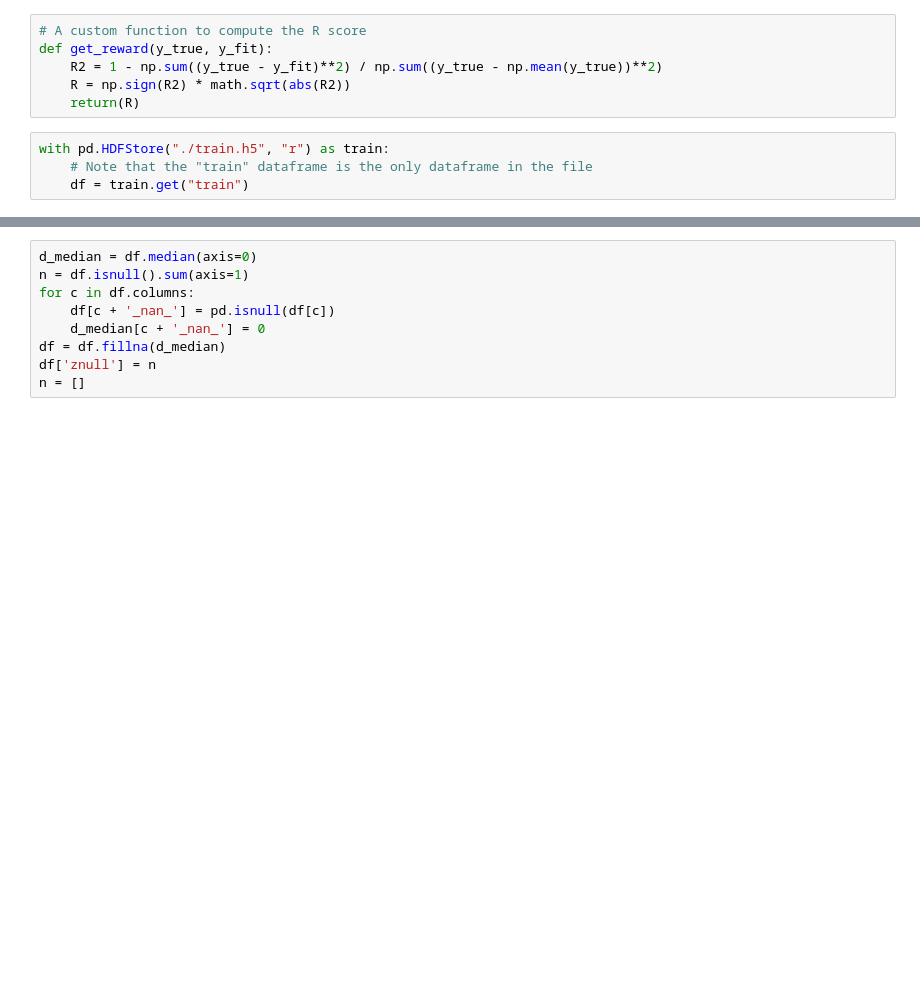
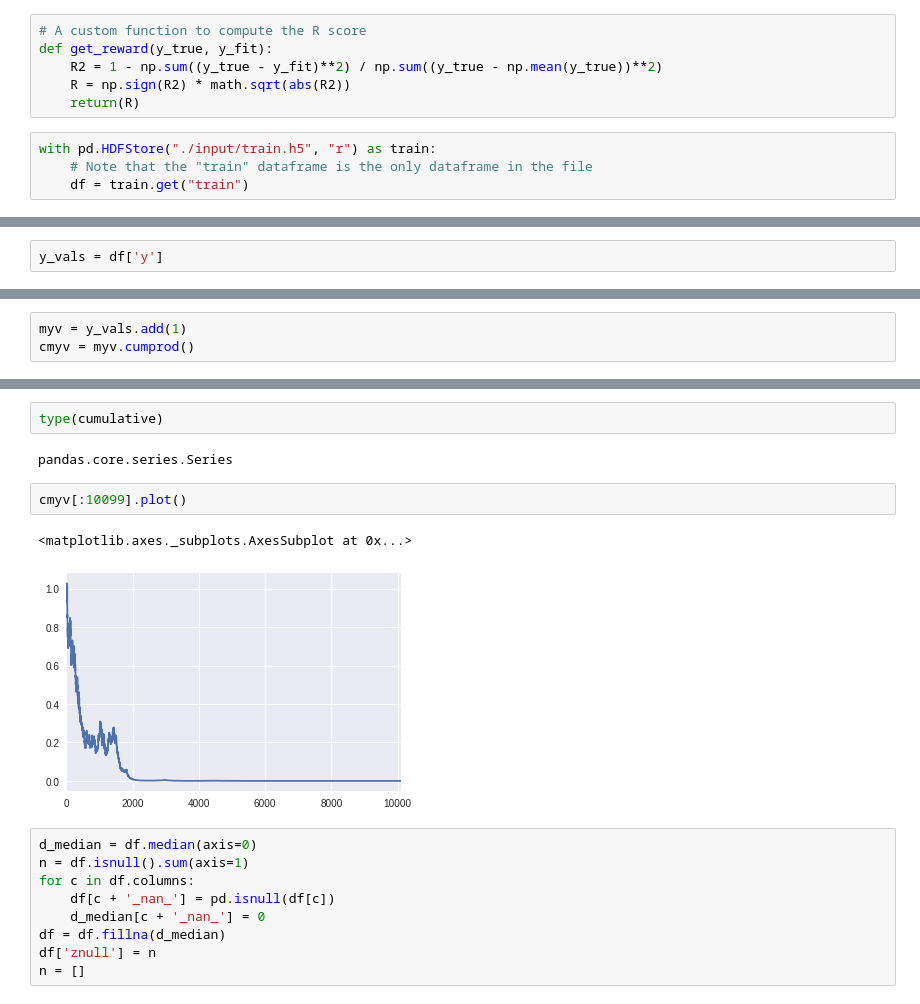
Before and after one commit to ryangoy/kaggle, a Jupyter notebook: ts_financial/exploration.ipynb, the cells around one changed output, grey strips where cells are left out. Saved outputs shown, nothing was run; the diff lists cells and outputs as text; blank space fills up the shorter version.

```diff
--- a/ts_financial/exploration.ipynb
+++ b/ts_financial/exploration.ipynb
@@ -18,6 +18,6 @@ def get_reward(y_true, y_fit):
     R = np.sign(R2) * math.sqrt(abs(R2))
     return(R)
 # %%
-with pd.HDFStore("./train.h5", "r") as train:
+with pd.HDFStore("./input/train.h5", "r") as train:
     # Note that the "train" dataframe is the only dataframe in the file
     df = train.get("train")
@@ -23,0 +37,2 @@ with pd.HDFStore("./train.h5", "r") as train:
+# %%
+y_vals = df['y']
@@ -23,0 +41,3 @@ with pd.HDFStore("./train.h5", "r") as train:
+# %%
+myv = y_vals.add(1)
+cmyv = myv.cumprod()
@@ -24,3 +57,12 @@ with pd.HDFStore("./train.h5", "r") as train:
+# %%
+type(cumulative)
+# %% [output]
+pandas.core.series.Series
+# %%
+cmyv[:10099].plot()
+# %% [output]
+<matplotlib.axes._subplots.AxesSubplot at 0x...>
+[figure, added]
 # %%
 d_median = df.median(axis=0)
 n = df.isnull().sum(axis=1)
```
Also changed, not shown: parts of 4 cells of this notebook, 7 other files.
